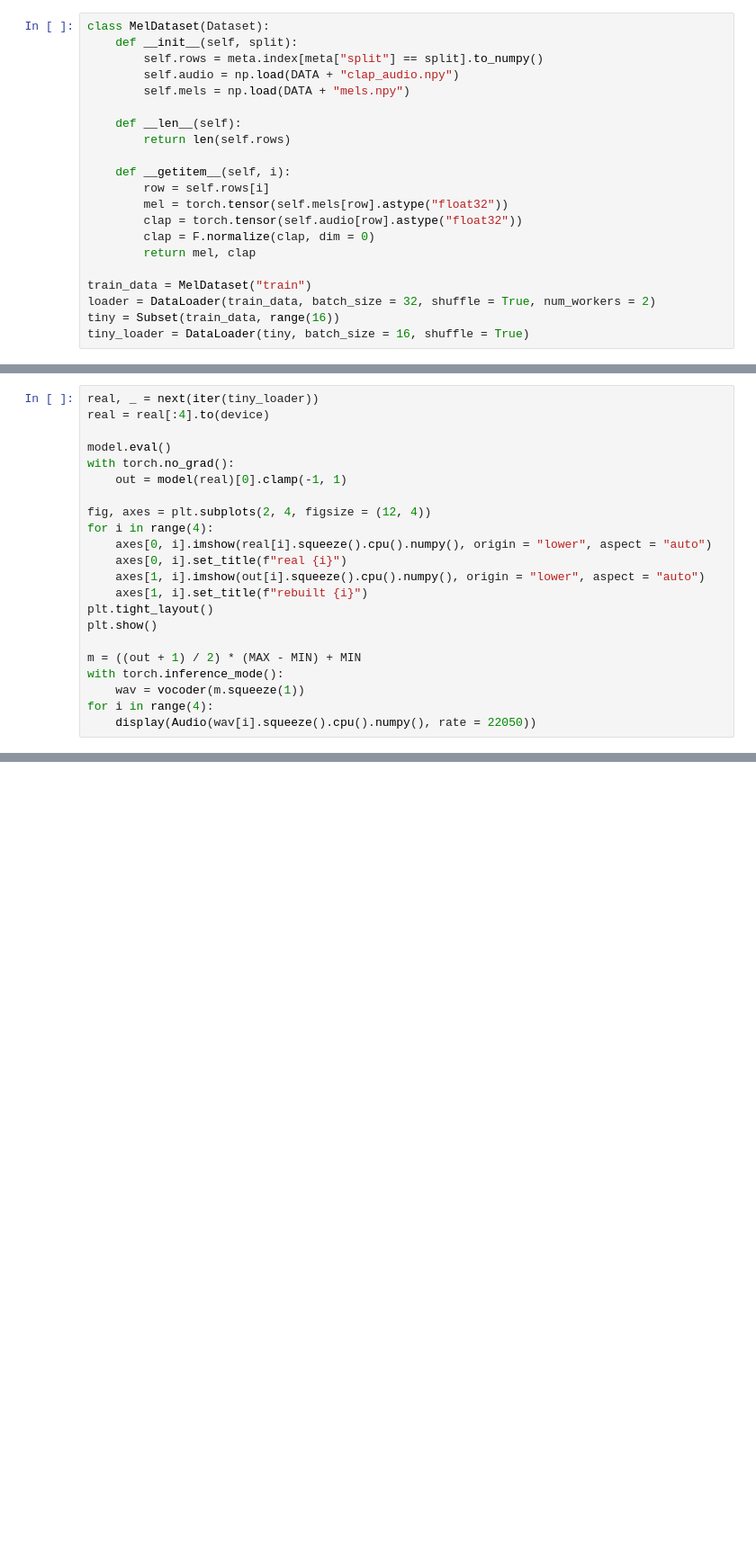
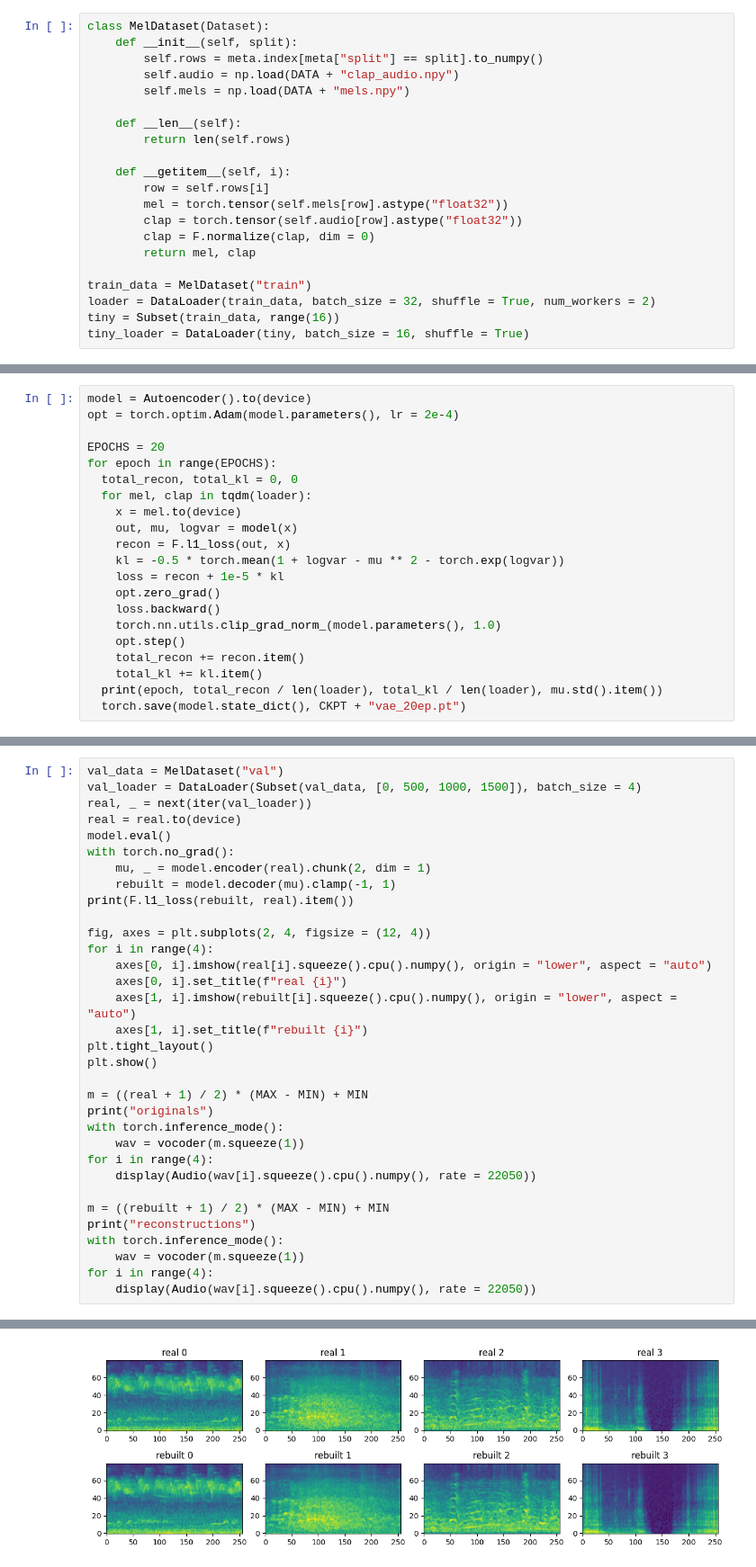
Before and after one commit to abrandonwang/text-to-sound, a Jupyter notebook: mel_vae.ipynb, the cells around one changed output, grey strips where cells are left out. Shown at 90% size. Drawn from its saved outputs; the diff is of its cells as text; blank space fills up the shorter version.

Commit message:
20 epoch full data run

```diff
--- a/mel_vae.ipynb
+++ b/mel_vae.ipynb
@@ -135,0 +159,21 @@ print(recon.item(), kl.item())
+# %%
+model = Autoencoder().to(device)
+opt = torch.optim.Adam(model.parameters(), lr = 2e-4)
+
+EPOCHS = 20
+for epoch in range(EPOCHS):
+  total_recon, total_kl = 0, 0
+  for mel, clap in tqdm(loader):
+    x = mel.to(device)
+    out, mu, logvar = model(x)
+    recon = F.l1_loss(out, x)
+    kl = -0.5 * torch.mean(1 + logvar - mu ** 2 - torch.exp(logvar))
+    loss = recon + 1e-5 * kl
+    opt.zero_grad()
+    loss.backward()
+    torch.nn.utils.clip_grad_norm_(model.parameters(), 1.0)
+    opt.step()
+    total_recon += recon.item()
+    total_kl += kl.item()
+  print(epoch, total_recon / len(loader), total_kl / len(loader), mu.std().item())
+  torch.save(model.state_dict(), CKPT + "vae_20ep.pt")
@@ -136,22 +226,34 @@ print(recon.item(), kl.item())
 # %%
-real, _ = next(iter(tiny_loader))
-real = real[:4].to(device)
-
+val_data = MelDataset("val")
+val_loader = DataLoader(Subset(val_data, [0, 500, 1000, 1500]), batch_size = 4)
+real, _ = next(iter(val_loader))
+real = real.to(device)
 model.eval()
 with torch.no_grad():
-    out = model(real)[0].clamp(-1, 1)
+    mu, _ = model.encoder(real).chunk(2, dim = 1)
+    rebuilt = model.decoder(mu).clamp(-1, 1)
+print(F.l1_loss(rebuilt, real).item())
 
 fig, axes = plt.subplots(2, 4, figsize = (12, 4))
 for i in range(4):
     axes[0, i].imshow(real[i].squeeze().cpu().numpy(), origin = "lower", aspect = "auto")
     axes[0, i].set_title(f"real {i}")
-    axes[1, i].imshow(out[i].squeeze().cpu().numpy(), origin = "lower", aspect = "auto")
+    axes[1, i].imshow(rebuilt[i].squeeze().cpu().numpy(), origin = "lower", aspect = "auto")
     axes[1, i].set_title(f"rebuilt {i}")
 plt.tight_layout()
 plt.show()
 
-m = ((out + 1) / 2) * (MAX - MIN) + MIN
+m = ((real + 1) / 2) * (MAX - MIN) + MIN
+print("originals")
 with torch.inference_mode():
     wav = vocoder(m.squeeze(1))
 for i in range(4):
     display(Audio(wav[i].squeeze().cpu().numpy(), rate = 22050))
+
+m = ((rebuilt + 1) / 2) * (MAX - MIN) + MIN
+print("reconstructions")
+with torch.inference_mode():
+    wav = vocoder(m.squeeze(1))
+for i in range(4):
+    display(Audio(wav[i].squeeze().cpu().numpy(), rate = 22050))
+# %% [output]
@@ -157,0 +261 @@ for i in range(4):
+[figure, added]
```
Also changed, not shown: parts of 9 cells of this notebook.
